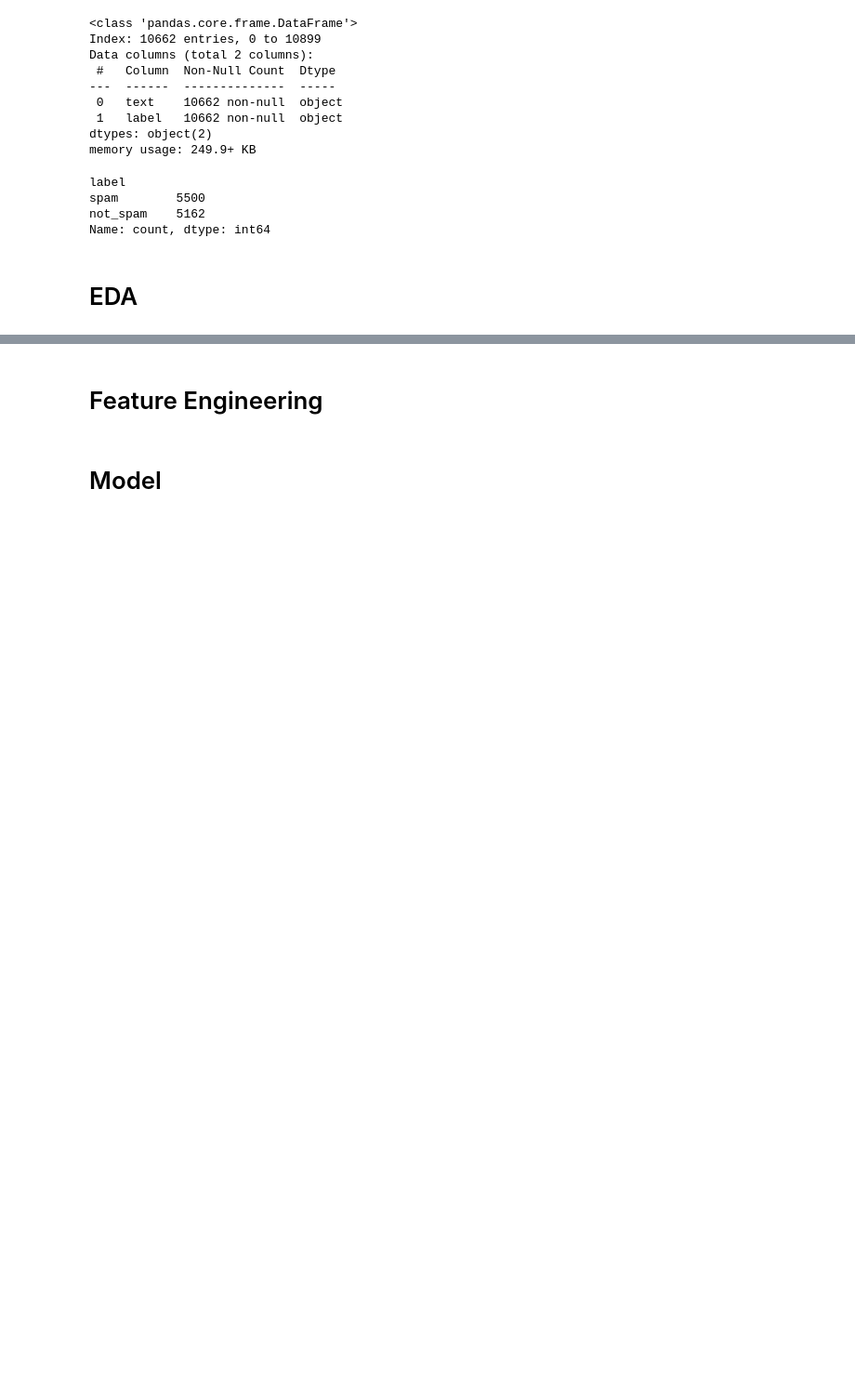
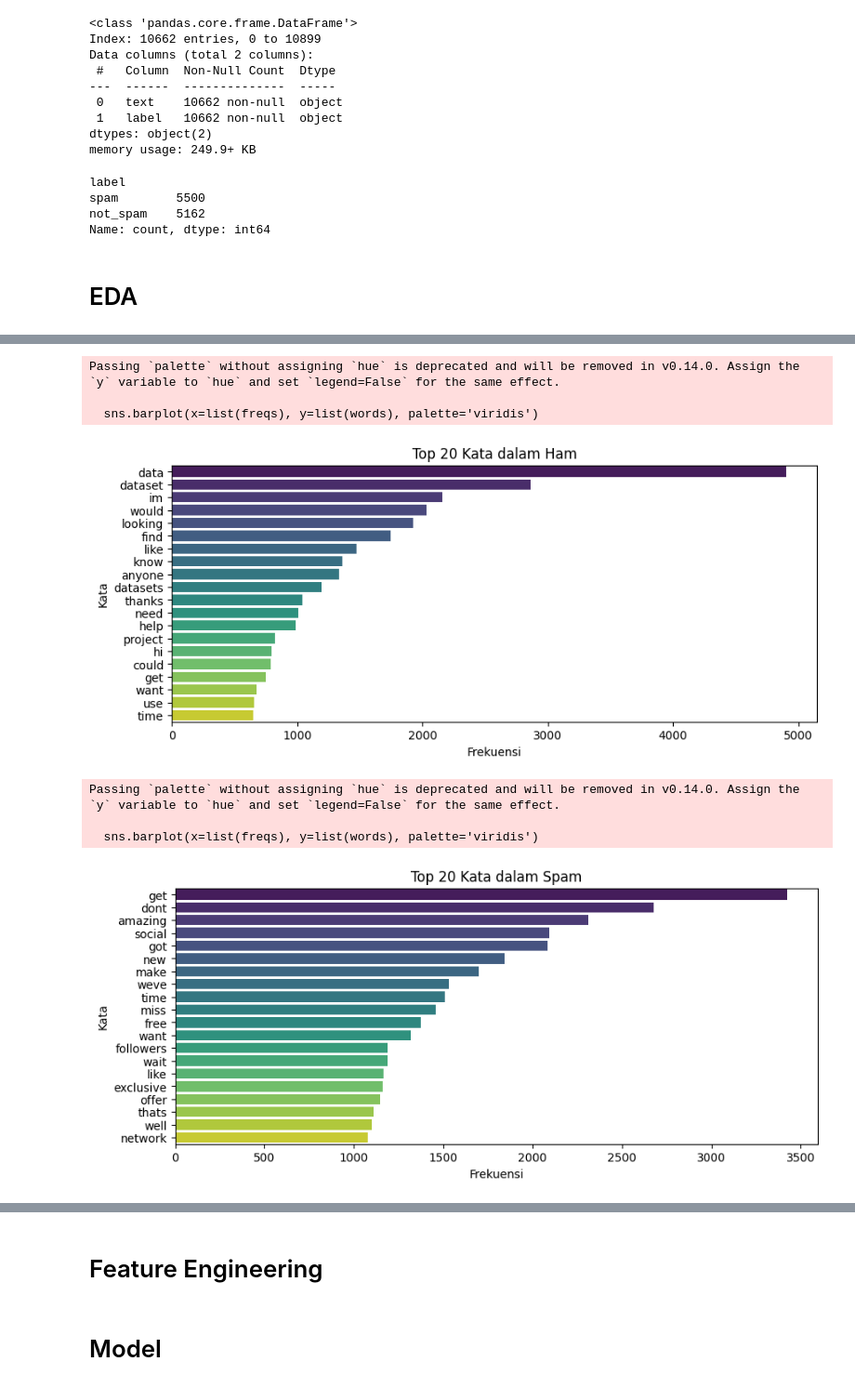
Before and after one commit to Jezter0/ML_AOL, a Jupyter notebook: models/rf_xgb.ipynb, the cells around one changed output, grey strips where cells are left out. Shown at 93% size. Drawn from its saved outputs; the diff is of its cells as text; code cells hidden in the pictures; blank space fills up the shorter version.

```diff
--- a/models/rf_xgb.ipynb
+++ b/models/rf_xgb.ipynb
@@ -98,0 +119,36 @@ WordCloud(width=800, height=400).generate(ham_words).to_image()
+# %%
+# Most frequent words (spam vs. ham)
+def get_top_words(messages, n=20):
+    stop_words = set(stopwords.words('english'))
+    words = ' '.join(messages).lower()
+    words = words.translate(str.maketrans('', '', string.punctuation))
+    tokens = words.split()
+    tokens = [word for word in tokens if word not in stop_words and word.isalpha()]
+    return Counter(tokens).most_common(n)
+
+top_ham_words = get_top_words(df_eda[df_eda['label'] == 0]['text']) if not df_eda[df_eda['label'] == 0].empty else []
+top_spam_words = get_top_words(df_eda[df_eda['label'] == 1]['text']) if not df_eda[df_eda['label'] == 1].empty else []
+
+def plot_top_words(word_freq, title):
+    if not word_freq:
+        print(f"Tidak ada kata yang bisa ditampilkan untuk: {title}")
+        return
+    words, freqs = zip(*word_freq)
+    plt.figure(figsize=(10, 4))
+    sns.barplot(x=list(freqs), y=list(words), palette='viridis')
+    plt.title(title)
+    plt.xlabel('Frekuensi')
+    plt.ylabel('Kata')
+    plt.show()
+
+plot_top_words(top_ham_words, 'Top 20 Kata dalam Ham')
+plot_top_words(top_spam_words, 'Top 20 Kata dalam Spam')
+# %% [output]
+Passing `palette` without assigning `hue` is deprecated and will be removed in v0.14.0. Assign the `y` variable to `hue` and set `legend=False` for the same effect.
+
+  sns.barplot(x=list(freqs), y=list(words), palette='viridis')
+[figure, added]
+Passing `palette` without assigning `hue` is deprecated and will be removed in v0.14.0. Assign the `y` variable to `hue` and set `legend=False` for the same effect.
+
+  sns.barplot(x=list(freqs), y=list(words), palette='viridis')
+[figure, added]
```
Also changed, not shown: parts of 9 cells of this notebook.
